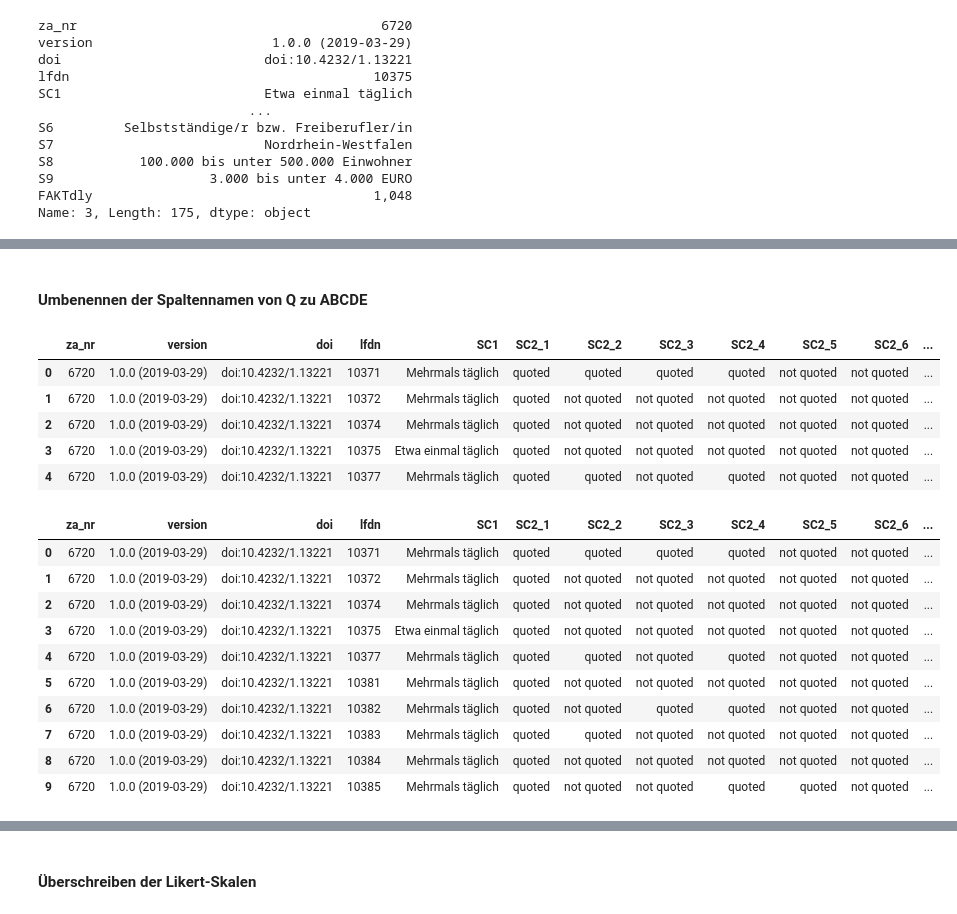
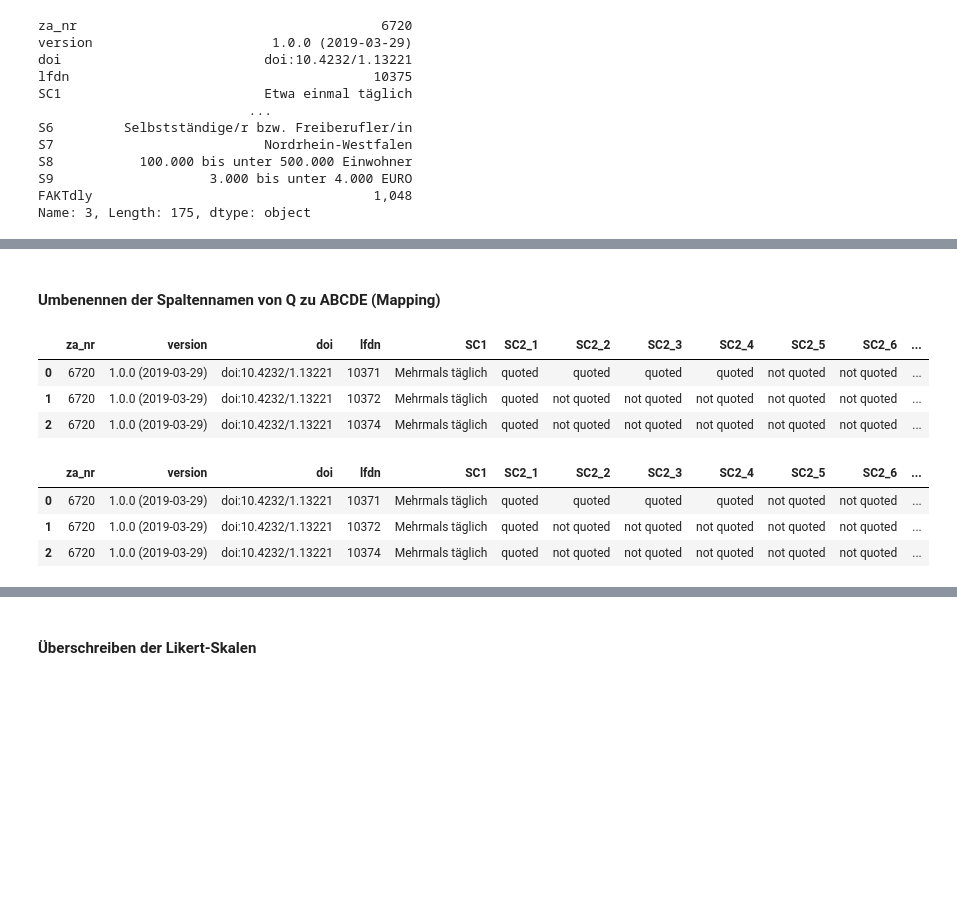
Before and after one commit to lara-polat/python_kurs, a Jupyter notebook: Project_Datenbereinigung.ipynb, the cells around one changed output, grey strips where cells are left out. Saved outputs shown, nothing was run; the diff lists cells and outputs as text; code cells hidden in the pictures; blank space fills up the shorter version.

```diff
--- a/Project_Datenbereinigung.ipynb
+++ b/Project_Datenbereinigung.ipynb
@@ -108,9 +77,0 @@ Length: 175, dtype: object
-# %%
-# alle Spalten anzeigen
-pd.set_option('display.max_columns', None)
-
-# falls nötig, auch alle Zeilen
-pd.set_option('display.max_rows', None)
-
-# jetzt nochmal anzeigen
-print(df_intensiv.dtypes)
@@ -138,5 +78,5 @@ df_intensiv["Alter_clean"] = df_intensiv["S2"].str.extract(r'(\d+)').astype(int)
 # %% [markdown]
-#### Umbenennen der Spaltennamen von Q zu ABCDE
+#### Umbenennen der Spaltennamen von Q zu ABCDE (Mapping)
 # %%
 
 # Mapping alte Q*-Namen → neue Blockstruktur mit deutschen Labels
@@ -352,11 +292,9 @@ df_renamed = df_intensiv.rename(columns=column_rename_map)
 # Umbenannten Datensatz speichern
 df_renamed.to_csv("data/Datensatz_Intensivnutzung_umbenannt.csv", index=False)
 # %%
-df_renamed.head(5)
+df_renamed.head(3)
 # %% [output]
 |  | za_nr | version | doi | lfdn | SC1 | SC2_1 | SC2_2 | SC2_3 | SC2_4 | SC2_5 | SC2_6 | ... |
 | 0 | 6720 | 1.0.0 (2019-03-29) | doi:10.4232/1.13221 | 10371 | Mehrmals täglich | quoted | quoted | quoted | quoted | not quoted | not quoted | ... |
 | 1 | 6720 | 1.0.0 (2019-03-29) | doi:10.4232/1.13221 | 10372 | Mehrmals täglich | quoted | not quoted | not quoted | not quoted | not quoted | not quoted | ... |
 | 2 | 6720 | 1.0.0 (2019-03-29) | doi:10.4232/1.13221 | 10374 | Mehrmals täglich | quoted | not quoted | not quoted | not quoted | not quoted | not quoted | ... |
-| 3 | 6720 | 1.0.0 (2019-03-29) | doi:10.4232/1.13221 | 10375 | Etwa einmal täglich | quoted | not quoted | not quoted | not quoted | not quoted | not quoted | ... |
-| 4 | 6720 | 1.0.0 (2019-03-29) | doi:10.4232/1.13221 | 10377 | Mehrmals täglich | quoted | quoted | not quoted | quoted | not quoted | not quoted | ... |
@@ -369,16 +301,9 @@ import matplotlib.pyplot as plt
 # %%
 df_renamed = pd.read_csv('data/Datensatz_Intensivnutzung_umbenannt.csv')
 # %%
-df_renamed.head(10)
+df_renamed.head(3)
 # %% [output]
 |  | za_nr | version | doi | lfdn | SC1 | SC2_1 | SC2_2 | SC2_3 | SC2_4 | SC2_5 | SC2_6 | ... |
 | 0 | 6720 | 1.0.0 (2019-03-29) | doi:10.4232/1.13221 | 10371 | Mehrmals täglich | quoted | quoted | quoted | quoted | not quoted | not quoted | ... |
 | 1 | 6720 | 1.0.0 (2019-03-29) | doi:10.4232/1.13221 | 10372 | Mehrmals täglich | quoted | not quoted | not quoted | not quoted | not quoted | not quoted | ... |
 | 2 | 6720 | 1.0.0 (2019-03-29) | doi:10.4232/1.13221 | 10374 | Mehrmals täglich | quoted | not quoted | not quoted | not quoted | not quoted | not quoted | ... |
-| 3 | 6720 | 1.0.0 (2019-03-29) | doi:10.4232/1.13221 | 10375 | Etwa einmal täglich | quoted | not quoted | not quoted | not quoted | not quoted | not quoted | ... |
-| 4 | 6720 | 1.0.0 (2019-03-29) | doi:10.4232/1.13221 | 10377 | Mehrmals täglich | quoted | quoted | not quoted | quoted | not quoted | not quoted | ... |
-| 5 | 6720 | 1.0.0 (2019-03-29) | doi:10.4232/1.13221 | 10381 | Mehrmals täglich | quoted | not quoted | not quoted | not quoted | not quoted | not quoted | ... |
-| 6 | 6720 | 1.0.0 (2019-03-29) | doi:10.4232/1.13221 | 10382 | Mehrmals täglich | quoted | not quoted | quoted | quoted | not quoted | not quoted | ... |
-| 7 | 6720 | 1.0.0 (2019-03-29) | doi:10.4232/1.13221 | 10383 | Mehrmals täglich | quoted | quoted | not quoted | not quoted | not quoted | not quoted | ... |
-| 8 | 6720 | 1.0.0 (2019-03-29) | doi:10.4232/1.13221 | 10384 | Mehrmals täglich | quoted | not quoted | not quoted | not quoted | not quoted | not quoted | ... |
-| 9 | 6720 | 1.0.0 (2019-03-29) | doi:10.4232/1.13221 | 10385 | Mehrmals täglich | quoted | not quoted | not quoted | quoted | quoted | not quoted | ... |
```
Also changed, not shown: parts of 31 cells of this notebook.
